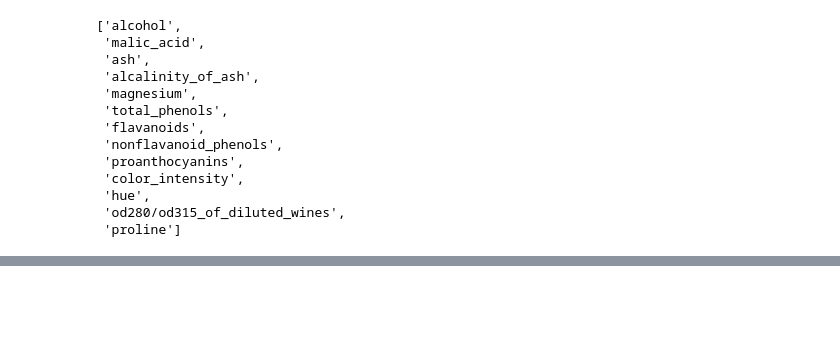
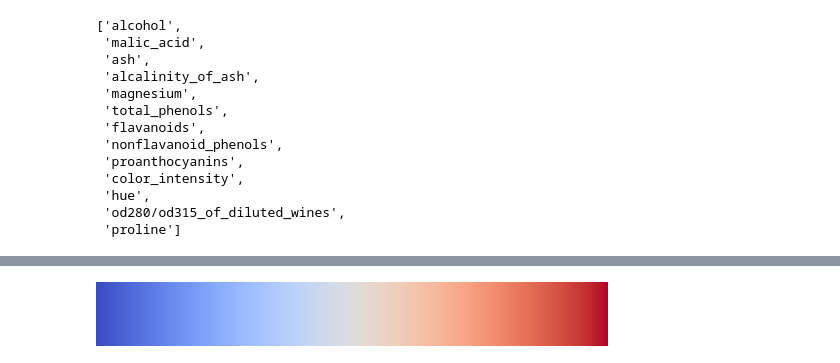
Before and after one commit to cassiasamp/logreg, a Jupyter notebook: notebooks/plot_decision_tree.ipynb, the cells around one changed output, grey strips where cells are left out. Saved outputs shown, nothing was run; the diff lists cells and outputs as text; code cells hidden in the pictures; blank space fills up the shorter version.

```diff
--- a/notebooks/plot_decision_tree.ipynb
+++ b/notebooks/plot_decision_tree.ipynb
@@ -64,0 +266,4 @@ data.feature_names
+# %%
+plt.cm.coolwarm
+# %% [output]
+[figure, added]
```
Also changed, not shown: parts of 15 cells of this notebook.
